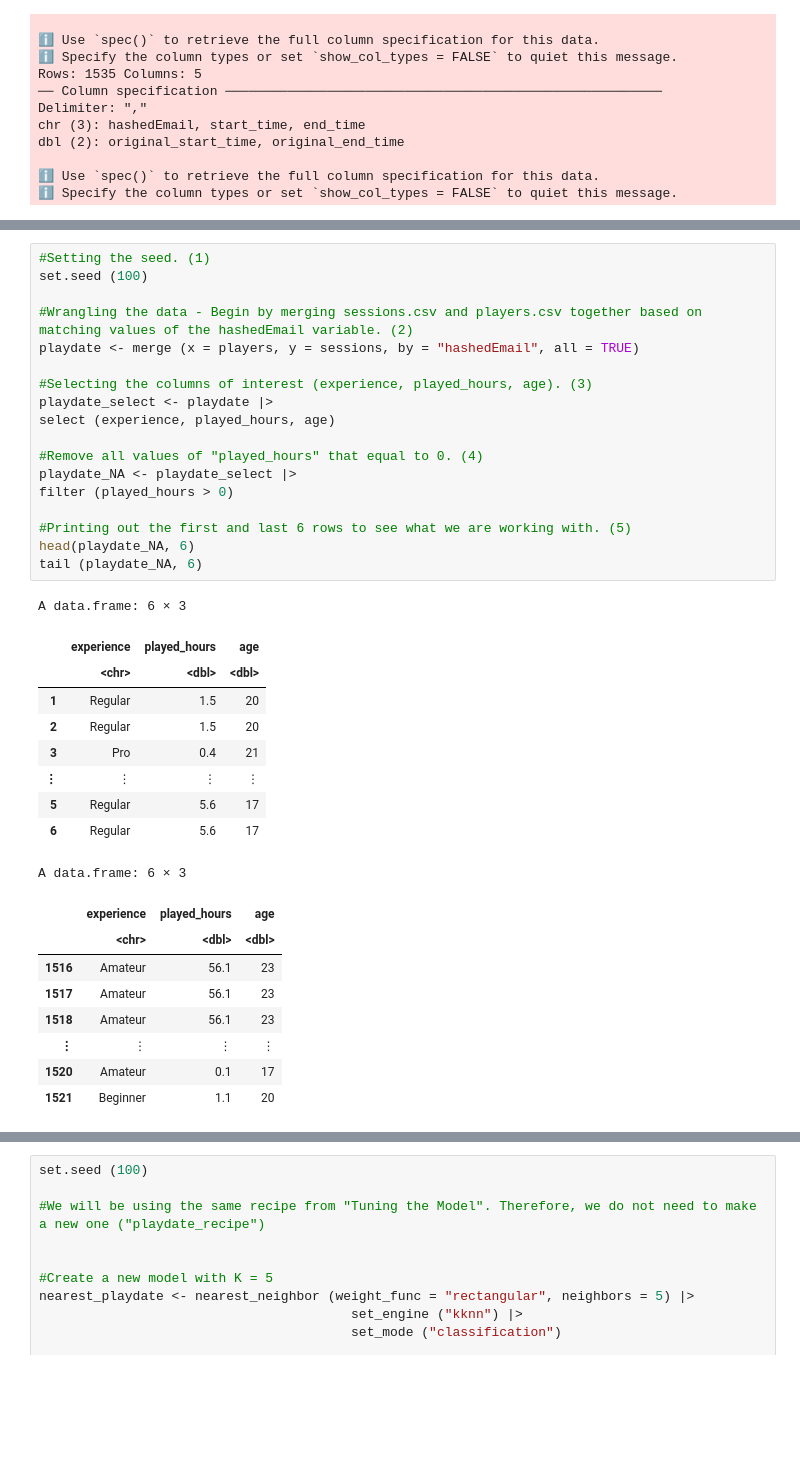
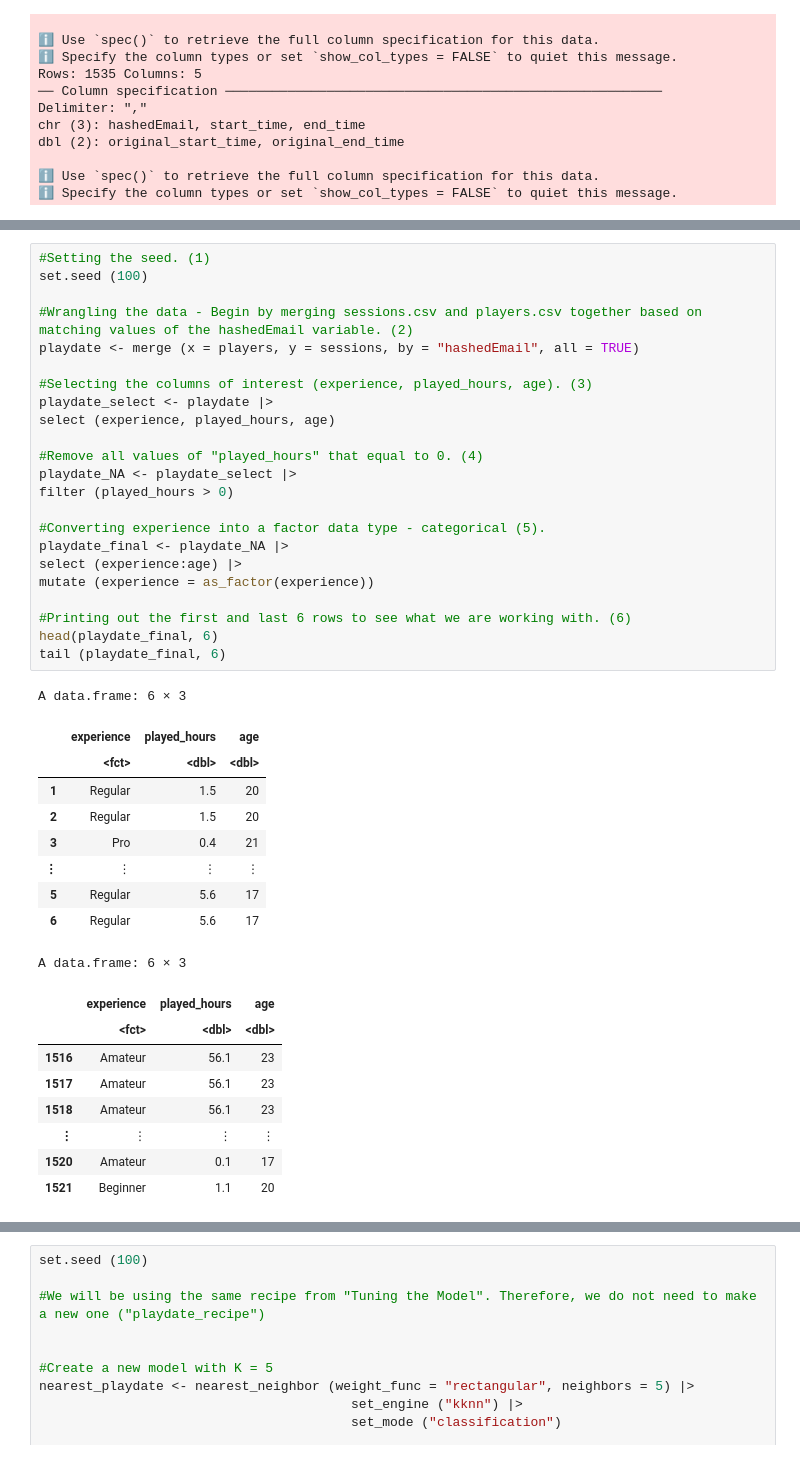
Before and after one commit to EtanSun/DSCI_100_Project, a Jupyter notebook: project.ipynb, the cells around one changed output, grey strips where cells are left out. Cells and saved outputs as stored; diff of their text form; blank space fills up the shorter version.

```diff
--- a/project.ipynb
+++ b/project.ipynb
@@ -139,25 +137,30 @@ In this section, we wrangled the data into a usable, tidy format. From this, we
 # %%
 #Setting the seed. (1)
 set.seed (100)
 
 #Wrangling the data - Begin by merging sessions.csv and players.csv together based on matching values of the hashedEmail variable. (2)
 playdate <- merge (x = players, y = sessions, by = "hashedEmail", all = TRUE)
 
 #Selecting the columns of interest (experience, played_hours, age). (3)
 playdate_select <- playdate |>
 select (experience, played_hours, age)
 
 #Remove all values of "played_hours" that equal to 0. (4)
 playdate_NA <- playdate_select |>
 filter (played_hours > 0)
 
-#Printing out the first and last 6 rows to see what we are working with. (5)
-head(playdate_NA, 6)
-tail (playdate_NA, 6)
+#Converting experience into a factor data type - categorical (5).
+playdate_final <- playdate_NA |>
+select (experience:age) |>
+mutate (experience = as_factor(experience))
+
+#Printing out the first and last 6 rows to see what we are working with. (6)
+head(playdate_final, 6)
+tail (playdate_final, 6)
 # %% [output]
 A data.frame: 6 × 3
 |  | experience | played_hours | age |
-|  | <chr> | <dbl> | <dbl> |
+|  | <fct> | <dbl> | <dbl> |
 | 1 | Regular | 1.5 | 20 |
 | 2 | Regular | 1.5 | 20 |
 | 3 | Pro | 0.4 | 21 |
@@ -166,7 +169,7 @@ A data.frame: 6 × 3
 | 6 | Regular | 5.6 | 17 |
 A data.frame: 6 × 3
 |  | experience | played_hours | age |
-|  | <chr> | <dbl> | <dbl> |
+|  | <fct> | <dbl> | <dbl> |
 | 1516 | Amateur | 56.1 | 23 |
 | 1517 | Amateur | 56.1 | 23 |
 | 1518 | Amateur | 56.1 | 23 |
```
Also changed, not shown: parts of 15 cells of this notebook.
